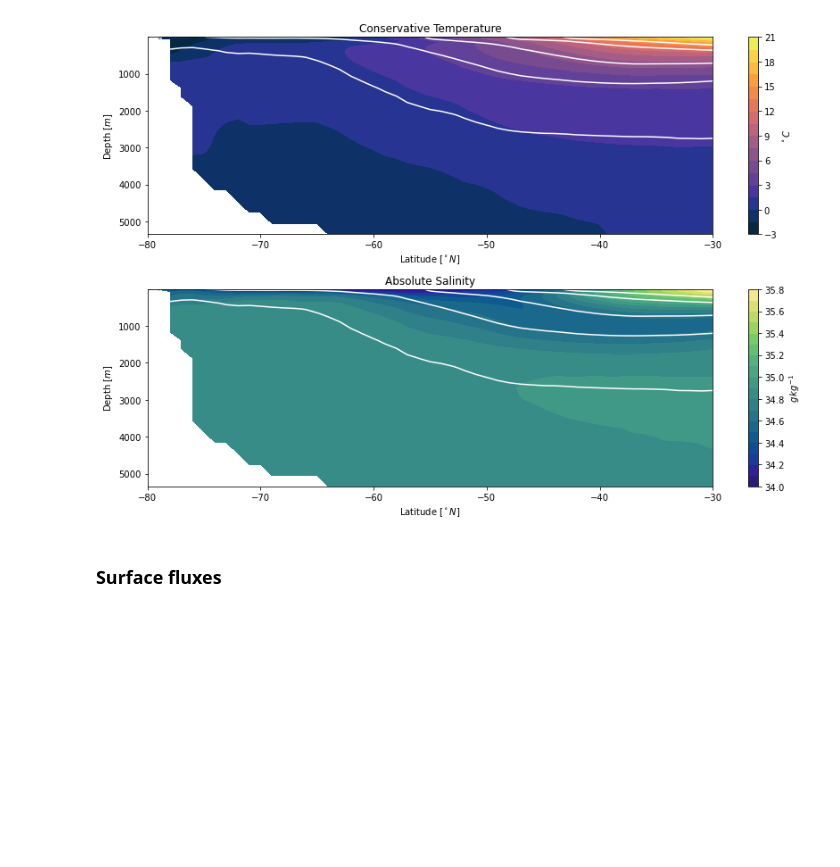
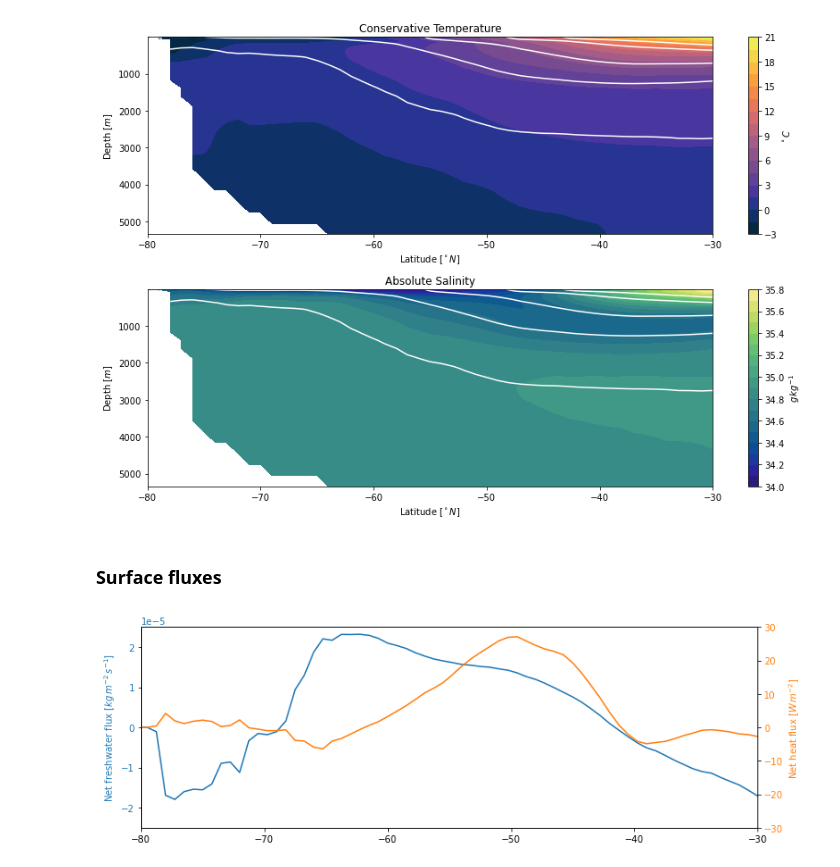
Before and after one commit to gmacgilchrist/so_idealized, a Jupyter notebook: notebooks/draw_obs_strat-forc.ipynb, the cells around one changed output. Cells and saved outputs as stored; diff of their text form; code cells hidden in the pictures; blank space fills up the shorter version.

Commit message:
added flux data to notebooks

```diff
--- a/notebooks/draw_obs_strat-forc.ipynb
+++ b/notebooks/draw_obs_strat-forc.ipynb
@@ -50,0 +49,20 @@ fig, ax = plt.subplots(figsize=(12,8),nrows=2)
+# %%
+fig, ax = plt.subplots(figsize=(12,4))
+
+color='tab:blue'
+axQf = ax
+axQf.plot(fluxnow['latitude'],fluxnow['fw'],color=color)
+axQf.set_xlim([-80,-30])
+axQf.set_ylim([-2.5E-5, 2.5E-5])
+axQf.set_ylabel('Net freshwater flux [$kg\,m^{-2}\,s^{-1}$]',color=color)
+axQf.tick_params(axis='y', labelcolor=color)
+
+color='tab:orange'
+axQh = ax.twinx()
+axQh.plot(fluxnow['latitude'],fluxnow['ht']+fluxnow['sr'],color=color)
+axQh.set_xlim([-80,-30])
+axQh.set_ylim([-30, 30])
+axQh.set_ylabel('Net heat flux [$W\,m^{-2}$]',color=color)
+axQh.tick_params(axis='y', labelcolor=color)
+# %% [output]
+[figure, added]
```
Also changed, not shown: parts of 1 cell of this notebook.
